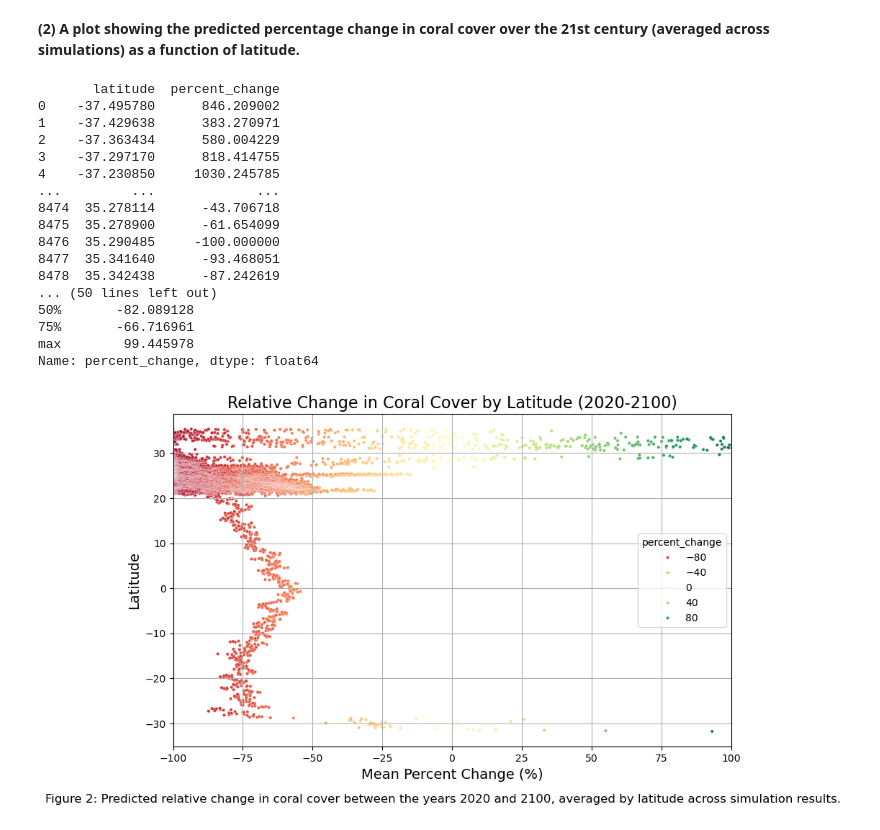
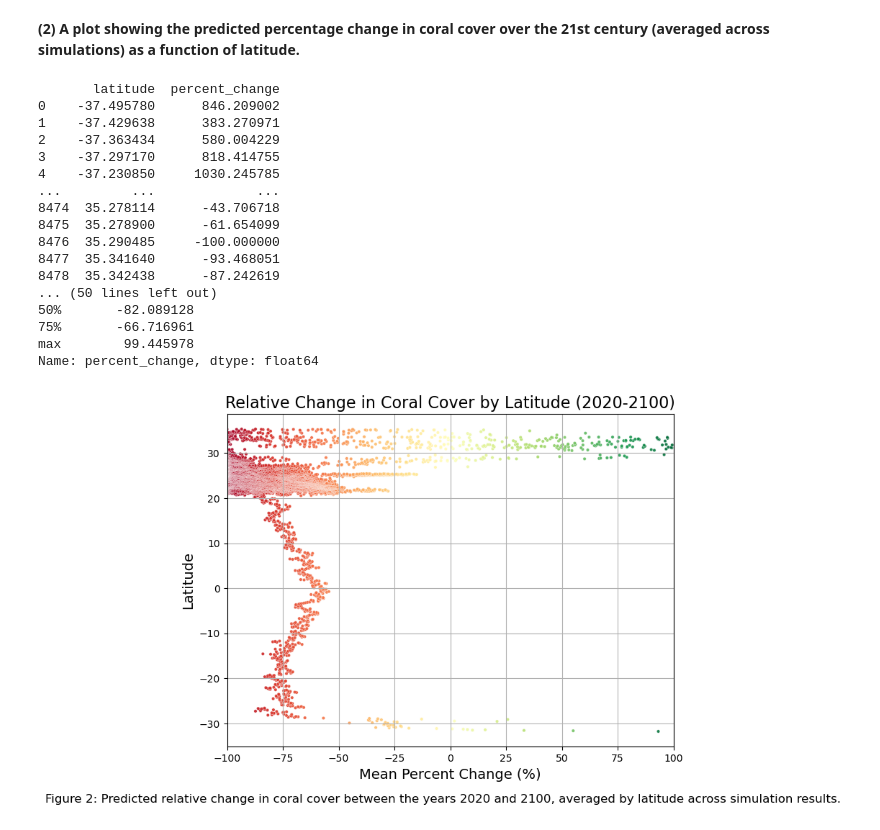
Before and after one commit to maluhiakinimaka/mbio691l-kinimaka, a Jupyter notebook: mbio691l_project_kinimaka.ipynb, the cells around one changed output. Drawn from its saved outputs; the diff is of its cells as text; code cells hidden in the pictures.

Commit message:
Figure 2 final

```diff
--- a/mbio691l_project_kinimaka.ipynb
+++ b/mbio691l_project_kinimaka.ipynb
@@ -187,8 +188,8 @@ Coral Cover 2020
 # %%
 # grouping by latitude to calculate average percent cover
 mean_pc_lat = filt_data.groupby(['latitude'])['percent_change'].mean().reset_index()
-print(mean_pc_lat)
-print(mean_pc_lat['percent_change'].describe())
+print(mean_pc_lat) #check
+print(mean_pc_lat['percent_change'].describe()) #check
 print()
 
 # filter outliers
@@ -196,15 +197,16 @@ filt_mean_pc_lat = mean_pc_lat[mean_pc_lat['percent_change'] <= 100]
 print(filt_mean_pc_lat['percent_change'].describe())
 
 # initalize plot
-plt.figure(figsize=(10, 6))
+plt.figure(figsize=(8, 6))
 sns.scatterplot(data=filt_mean_pc_lat, x='percent_change', y='latitude',
-                hue='percent_change',
-                palette='RdYlGn',
-                s=10,
-                alpha=0.9
+                hue='percent_change', # better to visualize spread of data in lieu of 3rd dimension
+                palette='RdYlGn',     # match color scheme of fig. 1 for comparision
+                s=10,                 # size
+                alpha=0.9,            # opacity
+                legend=False          # remove redundant legend
                 )
 
-# labels
+# plot labels
 plt.title('Relative Change in Coral Cover by Latitude (2020-2100)', fontsize=16)
 plt.ylabel('Latitude', fontsize=14)
 plt.xlabel('Mean Percent Change (%)', fontsize=14)
@@ -212,31 +214,31 @@ plt.grid(True)
 plt.xlim(-100, 100)
 plt.grid(True)
 
 # add caption
 plt.figtext(0.5, 0.0, 'Figure 2: Predicted relative change in coral cover between the years 2020 and 2100, averaged by latitude across simulation results.',
                 ha='center', va='top', fontsize=12)
 
 # export as vector file
 plt.savefig('percent_change_CC_lat.svg', format='svg', bbox_inches='tight')
 
 # plot
 plt.show()
 # %% [output]
        latitude  percent_change
 0    -37.495780      846.209002
 1    -37.429638      383.270971
 2    -37.363434      580.004229
 3    -37.297170      818.414755
 4    -37.230850     1030.245785
 ...         ...             ...
 8474  35.278114      -43.706718
 8475  35.278900      -61.654099
 8476  35.290485     -100.000000
 8477  35.341640      -93.468051
 8478  35.342438      -87.242619
 ... (50 lines left out)
 50%       -82.089128
 75%       -66.716961
 max        99.445978
 Name: percent_change, dtype: float64
-[figure, old version]
+[figure, new version]
```
Also changed, not shown: parts of 1 cell of this notebook, 1 other file.
